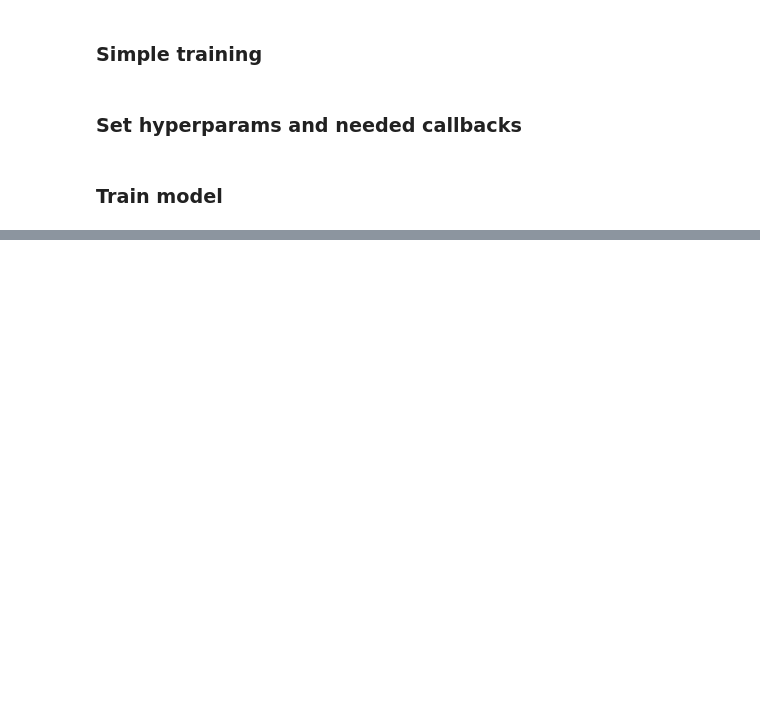
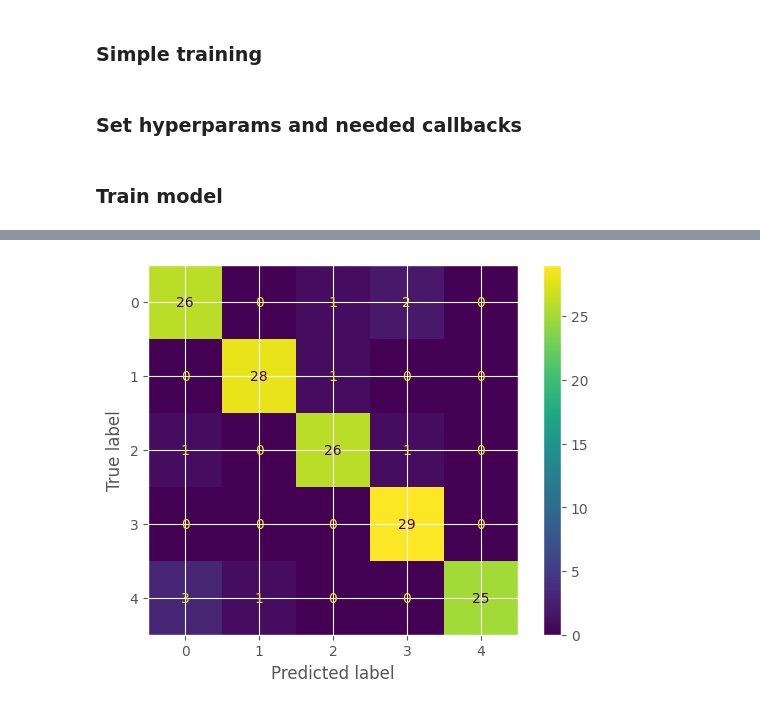
Before and after one commit to MatPatCarry/Computer-Vision-Sign-Language, a Jupyter notebook: jupyter_notebooks/relative_pose_est.ipynb, the cells around one changed output, grey strips where cells are left out. Cells and saved outputs as stored; diff of their text form; code cells hidden in the pictures; blank space fills up the shorter version.

```diff
--- a/jupyter_notebooks/relative_pose_est.ipynb
+++ b/jupyter_notebooks/relative_pose_est.ipynb
@@ -199,7 +179,7 @@ Y = [mapping_classes.get(y) for y in Y]
 X_train, X_val, Y_train, Y_val = train_test_split(
     X,
     Y,
-    train_size=0.8,
+    train_size=0.9,
     random_state=42,
     stratify=Y
 )
@@ -392,5 +357,3 @@ X_train_kp_diff.shape
-# %%
-Y_aug, Y_val = to_categorical(Y_aug), to_categorical(Y_val)
 # %%
 X_aug = tf.cast(X_aug, tf.float32)
 Y_aug = tf.cast(Y_aug, tf.float32)
@@ -486,4 +465,0 @@ X_org_diff = np.diff(
-# %%
-train_preds = lstm_model.predict(X_train_kp_diff)
-val_preds = lstm_model.predict(X_val_diff)
-org_preds = lstm_model.predict(X_org_diff)
@@ -489,0 +487,13 @@ org_preds = lstm_model.predict(X_org_diff)
+# %%
+cm = confusion_matrix(
+    y_true=np.argmax(Y_val, axis=1),
+    y_pred=np.argmax(val_preds, axis=1))
+
+
+disp = ConfusionMatrixDisplay(
+    confusion_matrix=cm)
+
+disp.plot()
+plt.show()
+# %% [output]
+[figure, added]
```
Also changed, not shown: parts of 84 cells of this notebook, 48 other files.
